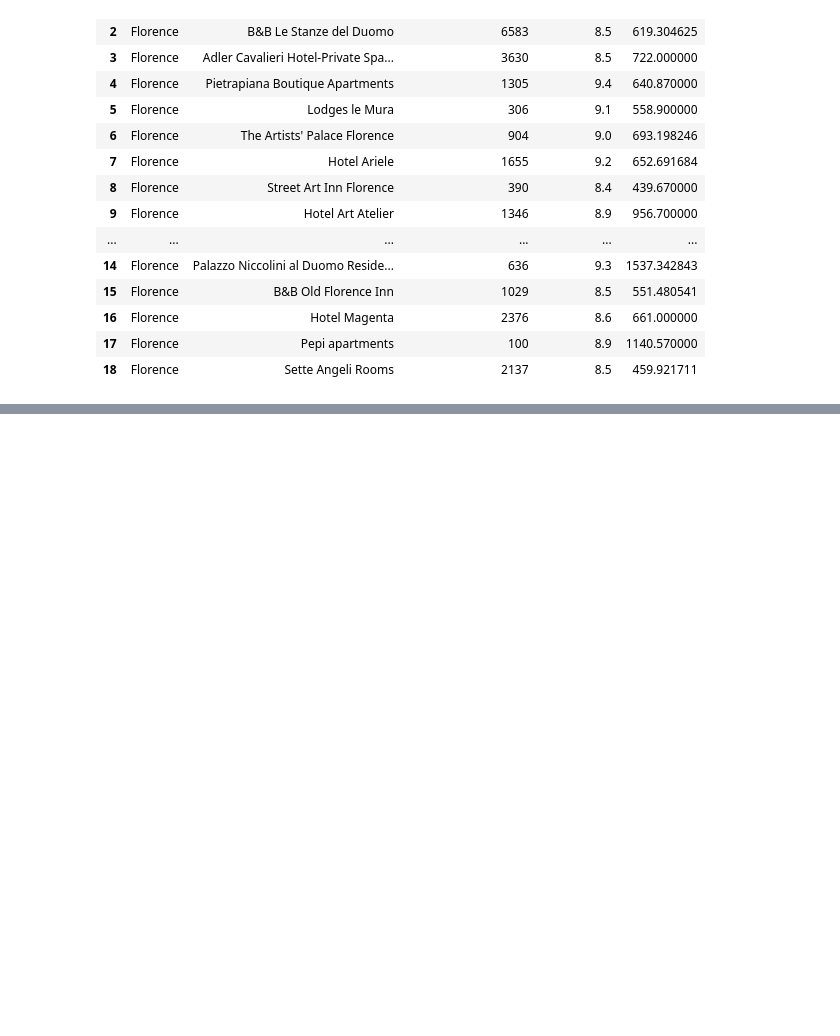
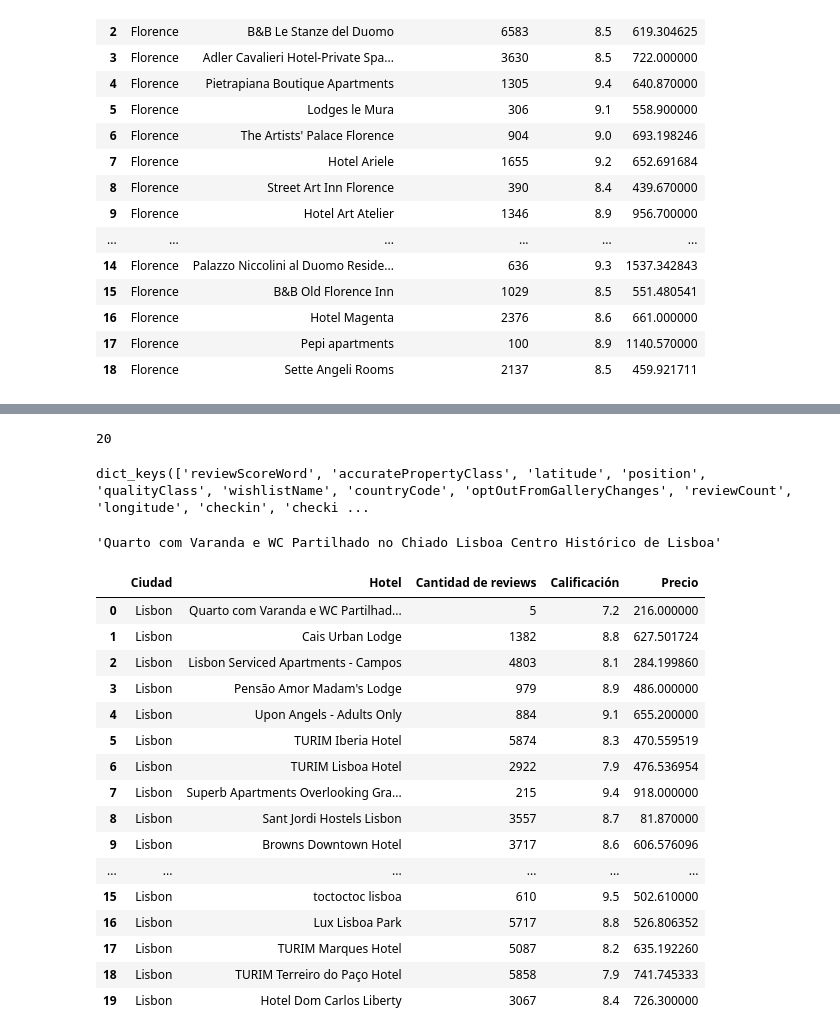
Before and after one commit to ngcarvajall/Entrega-Proyecto-ProyectoExplorandoViajes---Nelson-, a Jupyter notebook: Booking_Aloj.ipynb, the cells around one changed output, grey strips where cells are left out. Drawn from its saved outputs; the diff is of its cells as text; code cells hidden in the pictures; blank space fills up the shorter version.

```diff
--- a/Booking_Aloj.ipynb
+++ b/Booking_Aloj.ipynb
@@ -67,8 +78,9 @@ hoteles[0]['property']['priceBreakdown']['grossPrice']['value']
 # %%
 hoteles[0]['property']
 # %%
+#lista vacía para meter cosas
 lista_datos_dicc = []
-for i in range(0,(len(hoteles))-1):
+for i in range(0,(len(hoteles))):
      ciudad = hoteles[i]['property']['wishlistName']
      nombre = hoteles[i]['property']['name']
      reviewcount = hoteles[i]['property']['reviewCount']
@@ -154,0 +149,53 @@ hoteles_lisboa = datos_lisboa['data']['hotels']
+# %%
+len(hoteles_lisboa)
+# %% [output]
+20
+# %%
+hoteles_lisboa[0]['property'].keys()
+# %% [output]
+dict_keys(['reviewScoreWord', 'accuratePropertyClass', 'latitude', 'position', 'qualityClass', 'wishlistName', 'countryCode', 'optOutFromGalleryChanges', 'reviewCount', 'longitude', 'checkin', 'checki ...
+# %%
+hoteles_lisboa[0]['property']['wishlistName']
+hoteles_lisboa[0]['property']['name']
+hoteles_lisboa[0]['property']['reviewCount']
+hoteles_lisboa[0]['property']['reviewScore']
+hoteles_lisboa[0]['property']['priceBreakdown']['grossPrice']['value']
+# %% [output]
+'Quarto com Varanda e WC Partilhado no Chiado Lisboa Centro Histórico de Lisboa'
+# %%
+lista_dicc_lisboa = []
+for i in range(0,(len(hoteles_lisboa))):
+     city = hoteles_lisboa[i]['property']['wishlistName']
+     name = hoteles_lisboa[i]['property']['name']
+     rc = hoteles_lisboa[i]['property']['reviewCount']
+     rsc = hoteles_lisboa[i]['property']['reviewScore']
+     price = hoteles_lisboa[i]['property']['priceBreakdown']['grossPrice']['value']
+     diccionario = {
+     'Ciudad': city,
+     'Hotel': name,
+     'Cantidad de reviews':rc,
+     'Calificación': rsc,
+     'Precio': price}
+     lista_dicc_lisboa.append(diccionario)
+# %%
+df_lisboa = pd.DataFrame(lista_dicc_lisboa)
+# %%
+df_lisboa
+# %% [output]
+|  | Ciudad | Hotel | Cantidad de reviews | Calificación | Precio |
+| 0 | Lisbon | Quarto com Varanda e WC Partilhad... | 5 | 7.2 | 216.000000 |
+| 1 | Lisbon | Cais Urban Lodge | 1382 | 8.8 | 627.501724 |
+| 2 | Lisbon | Lisbon Serviced Apartments - Campos | 4803 | 8.1 | 284.199860 |
+| 3 | Lisbon | Pensão Amor Madam's Lodge | 979 | 8.9 | 486.000000 |
+| 4 | Lisbon | Upon Angels - Adults Only | 884 | 9.1 | 655.200000 |
+| 5 | Lisbon | TURIM Iberia Hotel | 5874 | 8.3 | 470.559519 |
+| 6 | Lisbon | TURIM Lisboa Hotel | 2922 | 7.9 | 476.536954 |
+| 7 | Lisbon | Superb Apartments Overlooking Gra... | 215 | 9.4 | 918.000000 |
+| 8 | Lisbon | Sant Jordi Hostels Lisbon | 3557 | 8.7 | 81.870000 |
+| 9 | Lisbon | Browns Downtown Hotel | 3717 | 8.6 | 606.576096 |
+| ... | ... | ... | ... | ... | ... |
+| 15 | Lisbon | toctoctoc lisboa | 610 | 9.5 | 502.610000 |
+| 16 | Lisbon | Lux Lisboa Park | 5717 | 8.8 | 526.806352 |
+| 17 | Lisbon | TURIM Marques Hotel | 5087 | 8.2 | 635.192260 |
+| 18 | Lisbon | TURIM Terreiro do Paço Hotel | 5858 | 7.9 | 741.745333 |
+| 19 | Lisbon | Hotel Dom Carlos Liberty | 3067 | 8.4 | 726.300000 |
```
Also changed, not shown: parts of 15 cells of this notebook.
